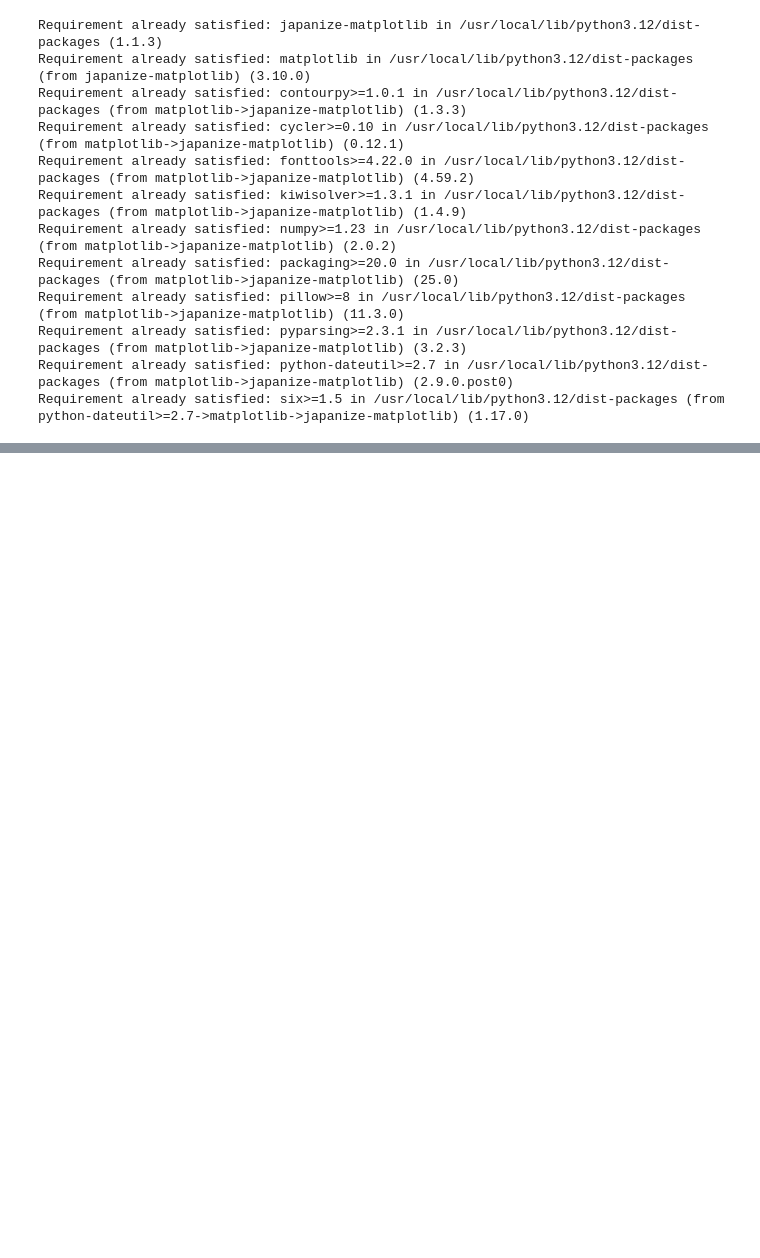
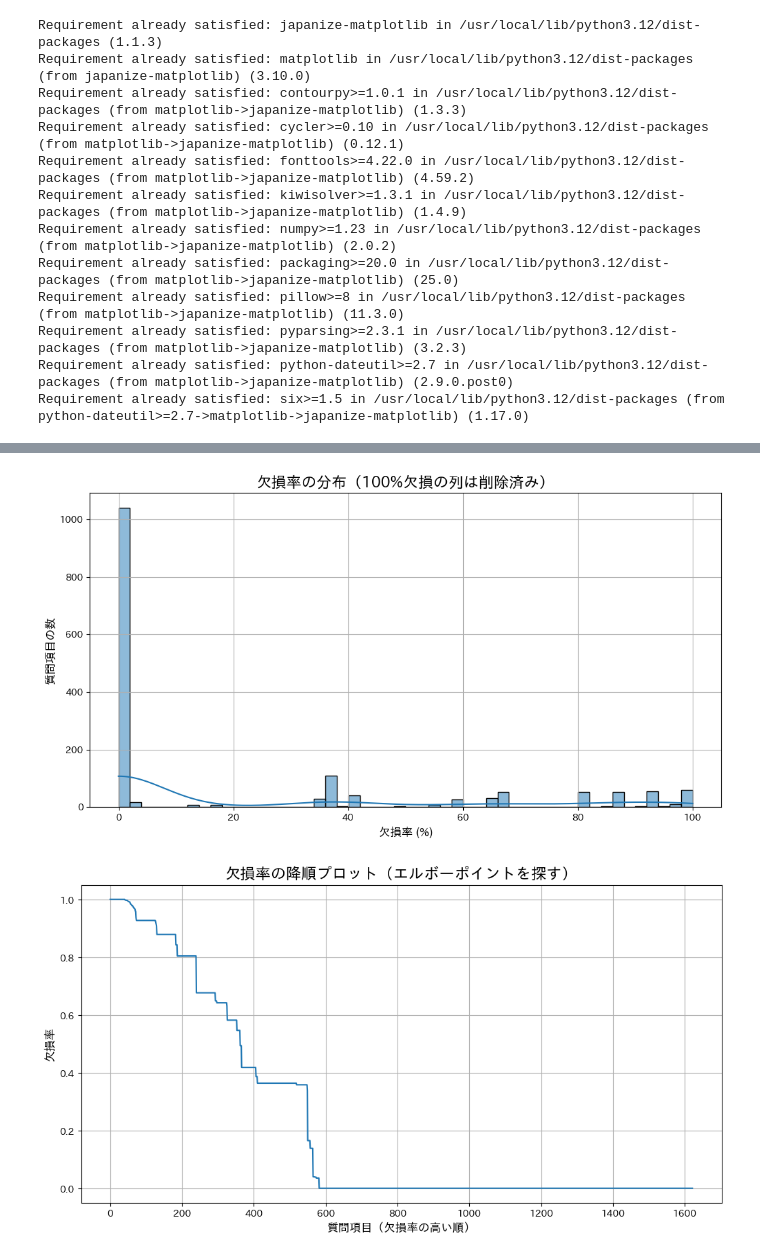
Before and after one commit to Kadomium/Car_kit, a Jupyter notebook: Car_kit_prediction.ipynb, the cells around one changed output, grey strips where cells are left out. Cells and saved outputs as stored; diff of their text form; code cells hidden in the pictures; blank space fills up the shorter version.

```diff
--- a/Car_kit_prediction.ipynb
+++ b/Car_kit_prediction.ipynb
@@ -153,0 +214,26 @@ plt.show()
+# %%
+# 残った列で再度、欠損率を計算
+nan_ratio = df_raw.isnull().sum() / len(df_raw)
+
+# 可視化1: ヒストグラムで欠損率の分布を見る
+plt.figure(figsize=(12, 6))
+sns.histplot(nan_ratio * 100, bins=50, kde=True)
+plt.title('欠損率の分布（100%欠損の列は削除済み）', fontsize=16)
+plt.xlabel('欠損率 (%)', fontsize=12)
+plt.ylabel('質問項目の数', fontsize=12)
+plt.grid(True)
+plt.savefig("null_hist.png", dpi=300, bbox_inches='tight')
+plt.show()
+
+# 可視化2: 欠損率を降順にソートした棒グラフで見る
+plt.figure(figsize=(12, 6))
+nan_ratio.sort_values(ascending=False).plot(kind='line', use_index=False)
+plt.title('欠損率の降順プロット（エルボーポイントを探す）', fontsize=16)
+plt.xlabel('質問項目（欠損率の高い順）', fontsize=12)
+plt.ylabel('欠損率', fontsize=12)
+plt.grid(True)
+plt.savefig("null_elbow.png", dpi=300, bbox_inches='tight')
+plt.show()
+# %% [output]
+[figure, added]
+[figure, added]
```
Also changed, not shown: parts of 10 cells of this notebook.
